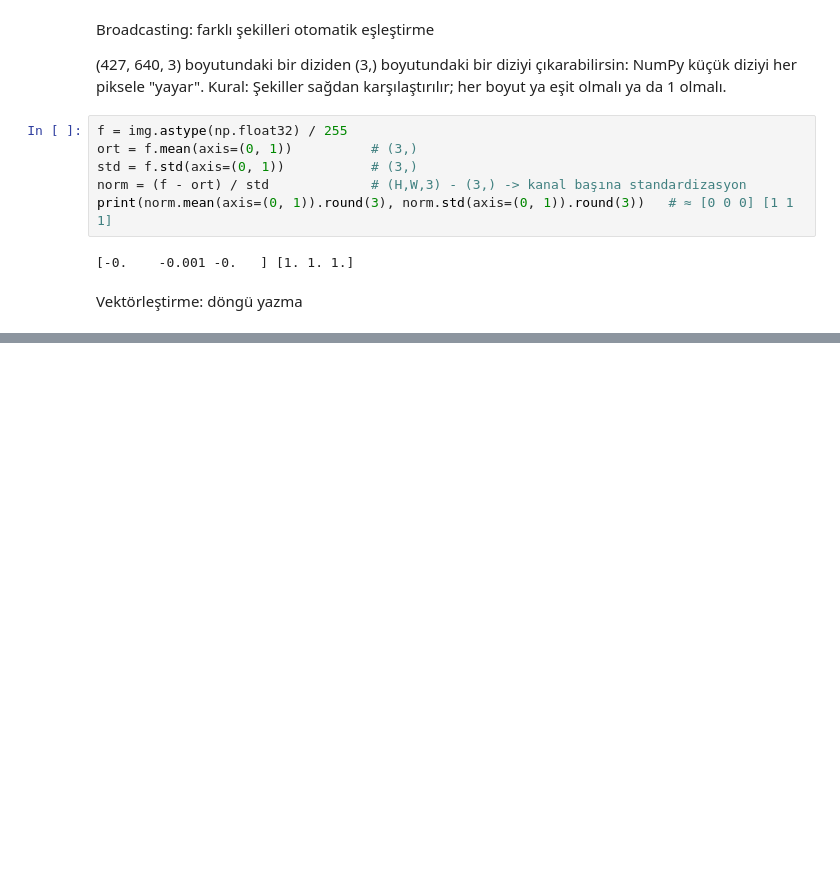
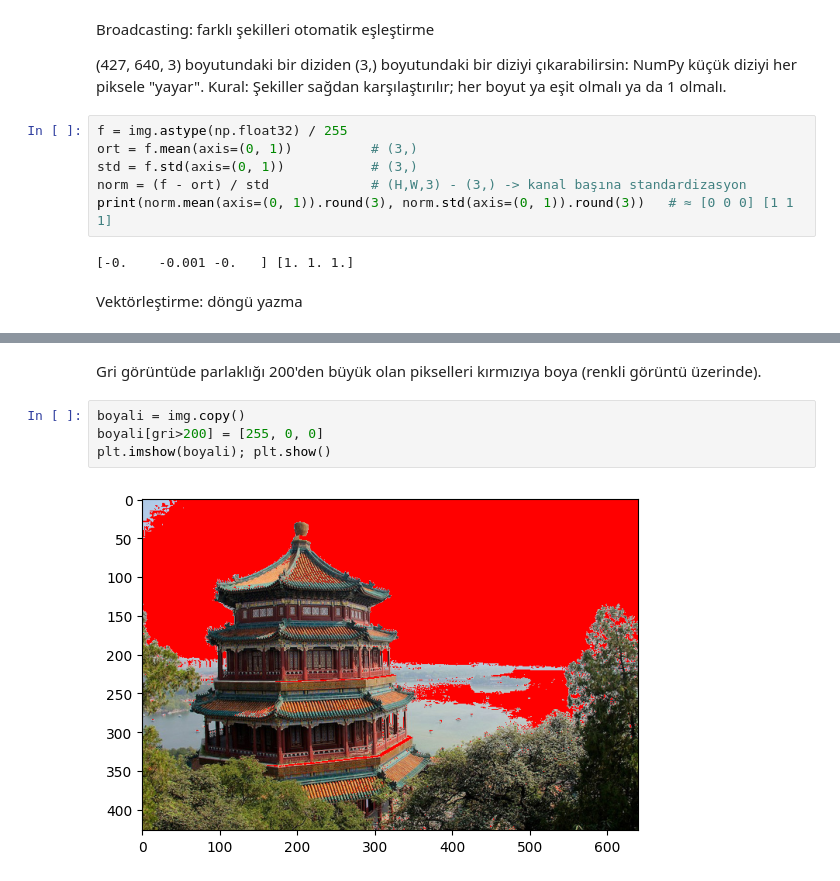
Before and after one commit to serenaycalisir/ml-calisma, a Jupyter notebook: 01_numpy_goruntu.ipynb, the cells around one changed output, grey strips where cells are left out. Saved outputs shown, nothing was run; the diff lists cells and outputs as text; blank space fills up the shorter version.

```diff
--- a/01_numpy_goruntu.ipynb
+++ b/01_numpy_goruntu.ipynb
@@ -311,0 +332,8 @@ True
+# %% [markdown]
+Gri görüntüde parlaklığı 200'den büyük olan pikselleri kırmızıya boya (renkli görüntü üzerinde).
+# %%
+boyali = img.copy()
+boyali[gri>200] = [255, 0, 0]
+plt.imshow(boyali); plt.show()
+# %% [output]
+[figure, added]
```
Also changed, not shown: parts of 14 cells of this notebook.
